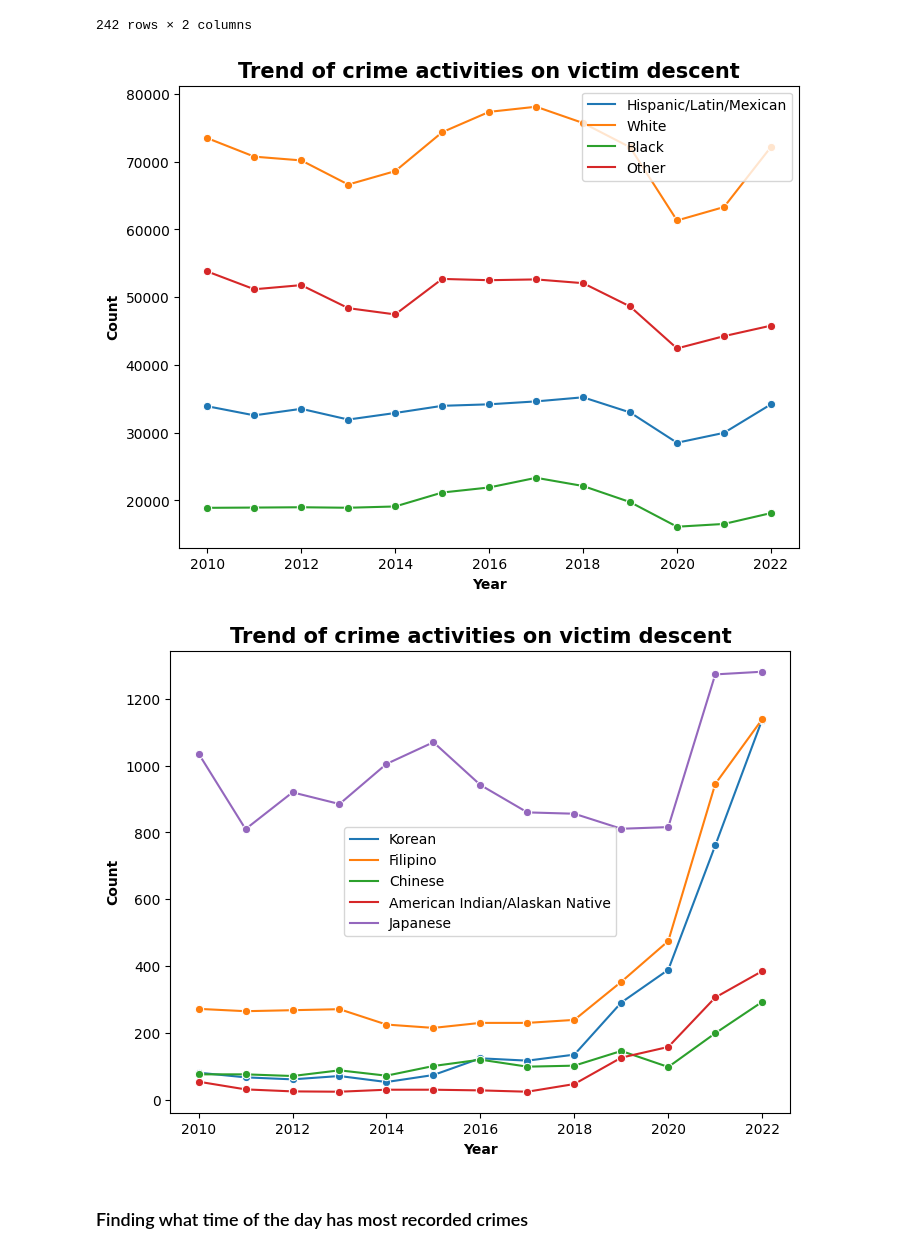
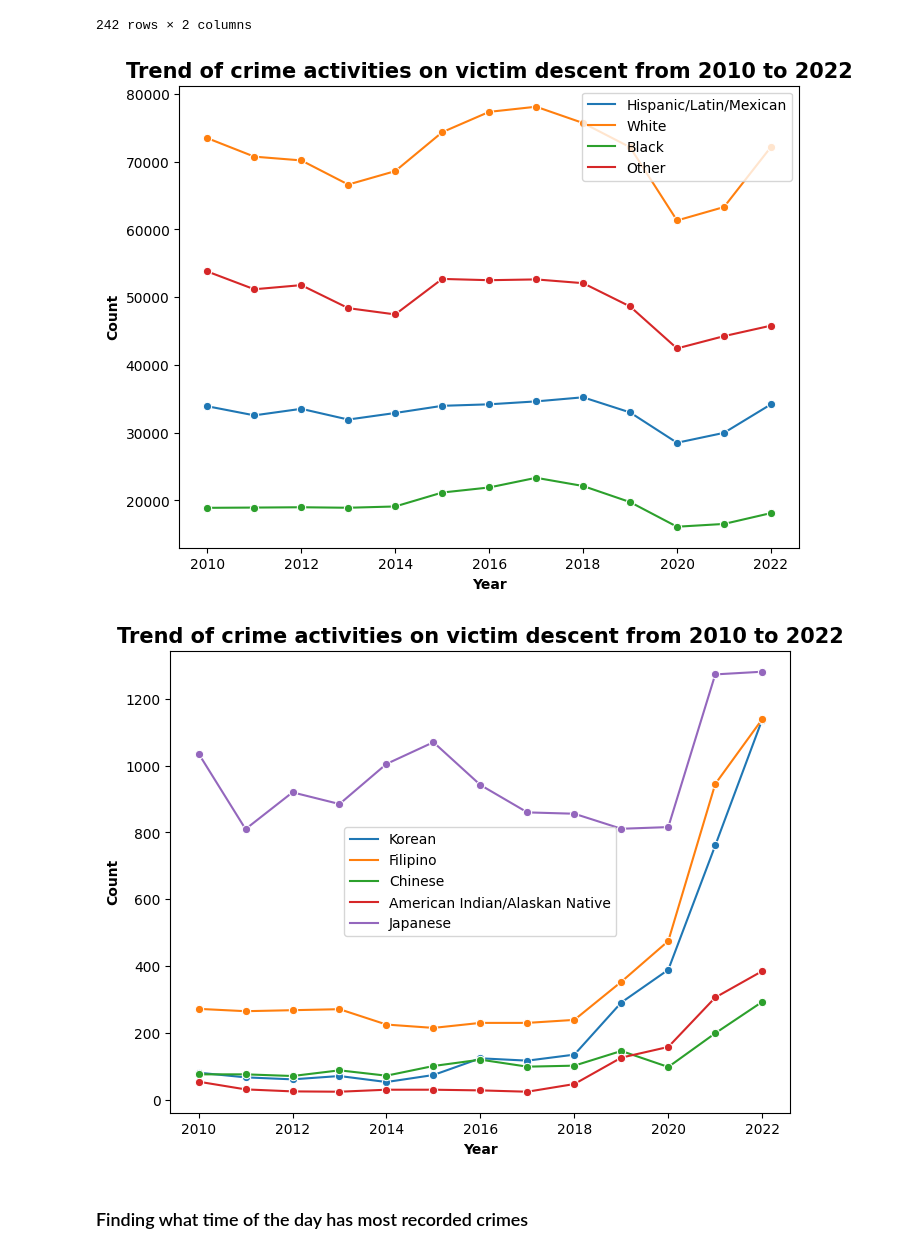
Before and after one commit to nidula/Analysing-Crime-Data-LA, a Jupyter notebook: Crime_Data_Analysis.ipynb, the cells around one changed output. Cells and saved outputs as stored; diff of their text form; code cells hidden in the pictures.

```diff
--- a/Crime_Data_Analysis.ipynb
+++ b/Crime_Data_Analysis.ipynb
@@ -791,33 +791,33 @@ vict_year_df
 # %%
 import pandas as pd
 import numpy as np
 import matplotlib.pyplot as plt
 import seaborn as sns
 
 selected_vars = ['H', 'W', 'B', 'O']
 selected_data = vict_year_df[vict_year_df['Vict Descent'].isin(selected_vars)]
 
 # Set the size of the plot
 plt.figure(figsize=(8,6))
 
 # Create plot
 ax = sns.lineplot(data=selected_data, x='Year', y='Count', hue='Vict Descent', marker='o')
 
 # Customize plot
 ax.set_xlabel('Year', fontweight='bold')
 ax.set_ylabel('Count', fontweight='bold')
-ax.set_title('Trend of crime activities on victim descent', fontweight='bold', color='black', fontsize=15)
+ax.set_title('Trend of crime activities on victim descent from 2010 to 2022', fontweight='bold', color='black', fontsize=15)
 
 # Customize legend
 handles, labels = ax.get_legend_handles_labels()
 handles = [h[0] if isinstance(h, tuple) else h for h in handles]
 labels = ['Hispanic/Latin/Mexican', 'White', 'Black', 'Other']
 ax.legend(handles=handles, labels=labels)
 
 # Show plot
 plt.show()
 # %% [output]
-[figure, old version]
+[figure, new version]
 # %%
 import pandas as pd
 import numpy as np
@@ -836,7 +836,7 @@ ax = sns.lineplot(data=selected_data, x='Year', y='Count', hue='Vict Descent', m
 # Customize plot
 ax.set_xlabel('Year', fontweight='bold')
 ax.set_ylabel('Count', fontweight='bold')
-ax.set_title('Trend of crime activities on victim descent', fontweight='bold', color='black', fontsize=15)
+ax.set_title('Trend of crime activities on victim descent from 2010 to 2022', fontweight='bold', color='black', fontsize=15)
 
 # Customize legend
 handles, labels = ax.get_legend_handles_labels()
@@ -847,7 +847,7 @@ ax.legend(handles=handles, labels=labels)
 # Show plot
 plt.show()
 # %% [output]
-[figure, old version]
+[figure, new version]
 # %% [markdown]
 ### Finding what time of the day has most recorded crimes
 # %%
```
Also changed, not shown: parts of 8 cells of this notebook.
